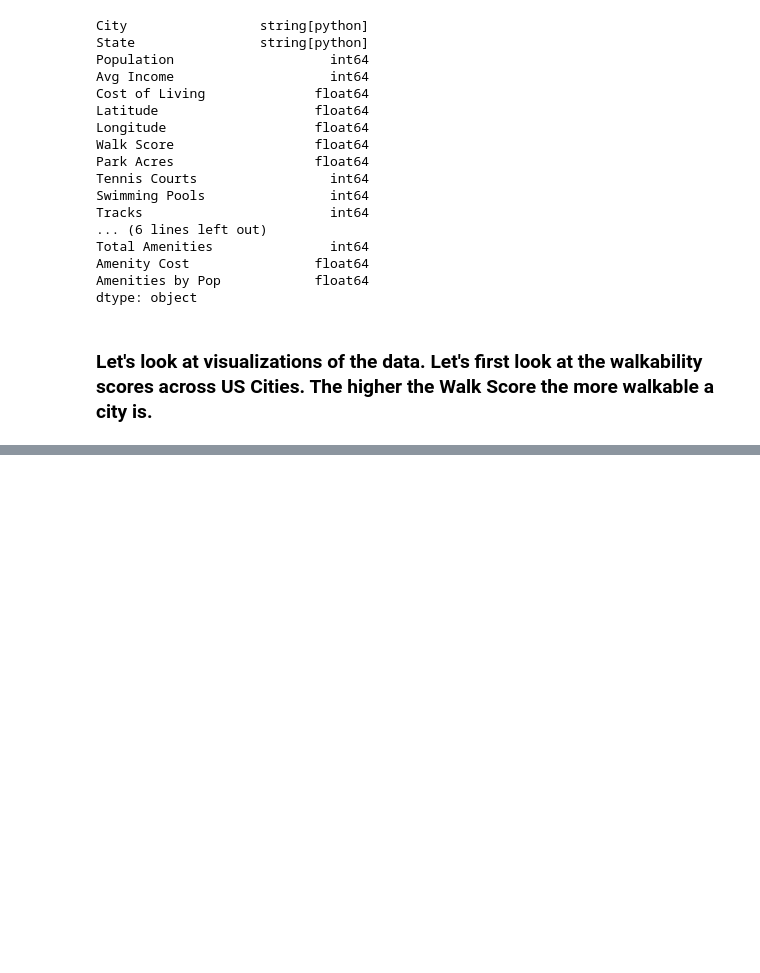
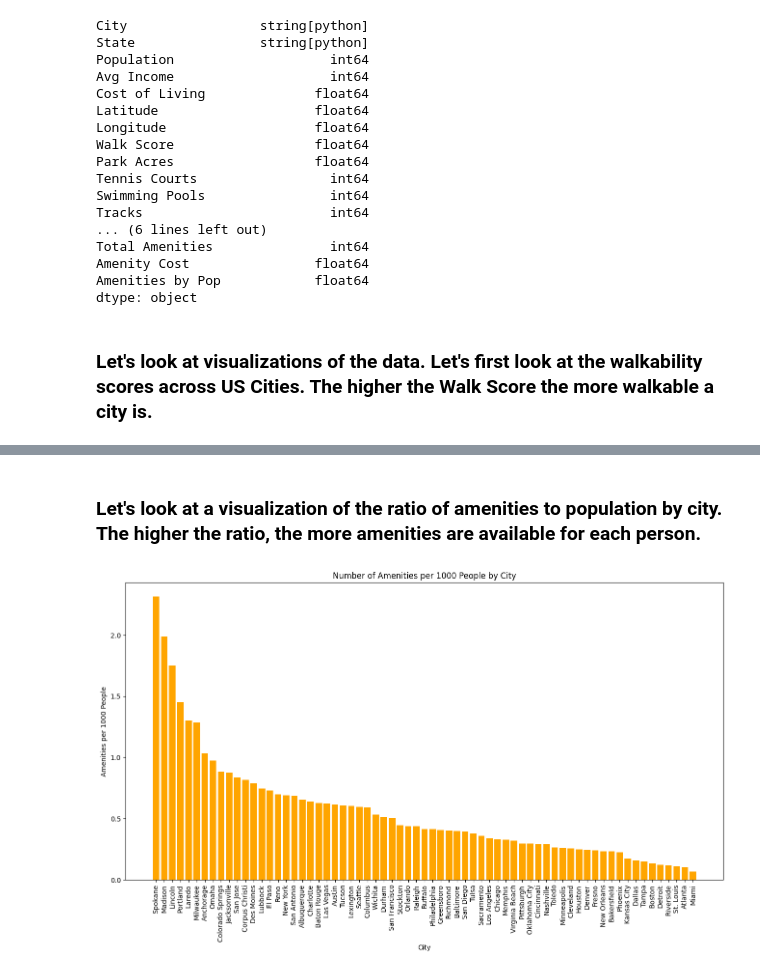
Before and after one commit to TinaBaldwin/US_Cities_Data, a Jupyter notebook: Cleaning_USCities_Connectivity.ipynb, the cells around one changed output, grey strips where cells are left out. Drawn from its saved outputs; the diff is of its cells as text; code cells hidden in the pictures; blank space fills up the shorter version.

```diff
--- a/Cleaning_USCities_Connectivity.ipynb
+++ b/Cleaning_USCities_Connectivity.ipynb
@@ -1139,0 +1149,18 @@ fig.show()
+# %% [markdown]
+### Let's look at a visualization of the ratio of amenities to population by city. The higher the ratio, the more amenities are available for each person.
+# %%
+combined_data_sorted = combined_data.sort_values(by="Amenities by Pop", ascending=False)
+
+plt.figure(figsize=(16, 8))
+
+plt.bar(combined_data_sorted["City"], combined_data_sorted["Amenities by Pop"], width=0.8, bottom=0,align='center', color='orange')
+
+plt.xticks(rotation=90)
+
+plt.xlabel("City")
+plt.ylabel("Amenities per 1000 People")
+plt.title("Number of Amenities per 1000 People by City")
+
+plt.show()
+# %% [output]
+[figure, added]
```
Also changed, not shown: parts of 4 cells of this notebook.
